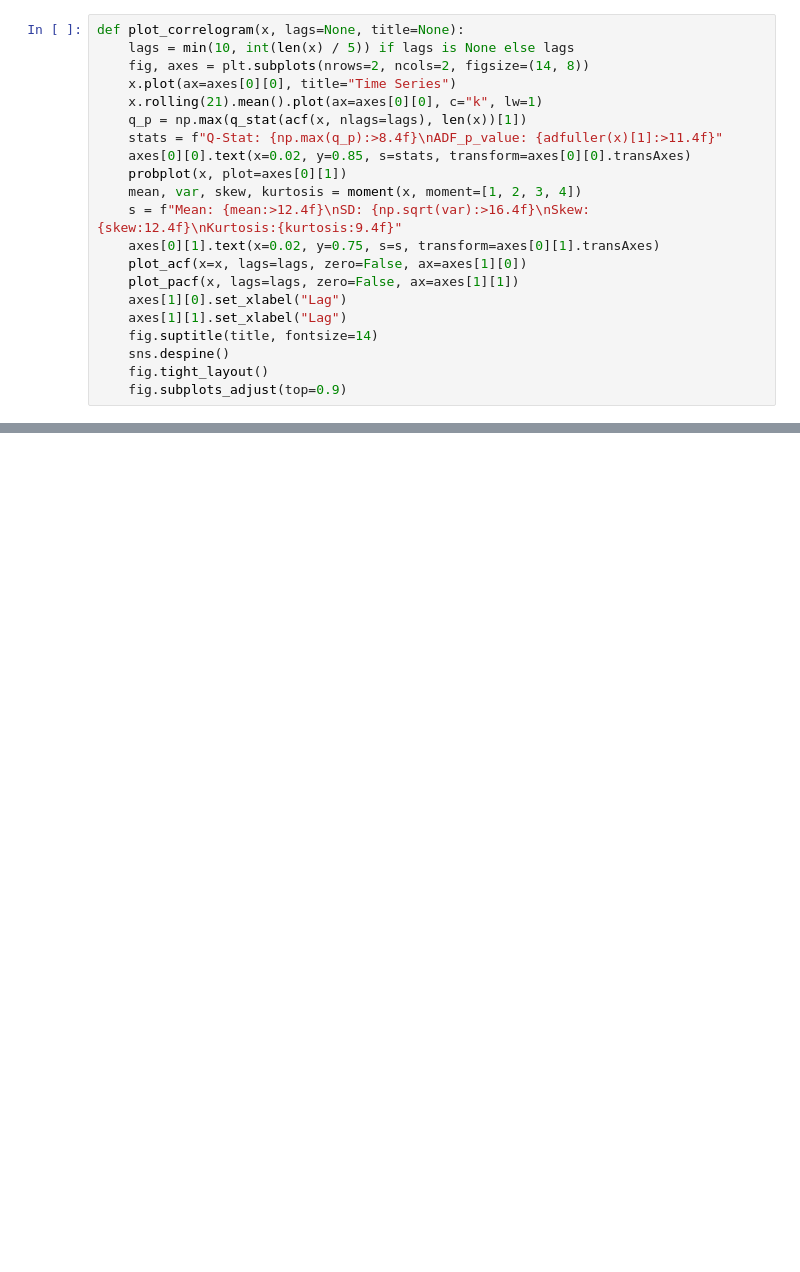
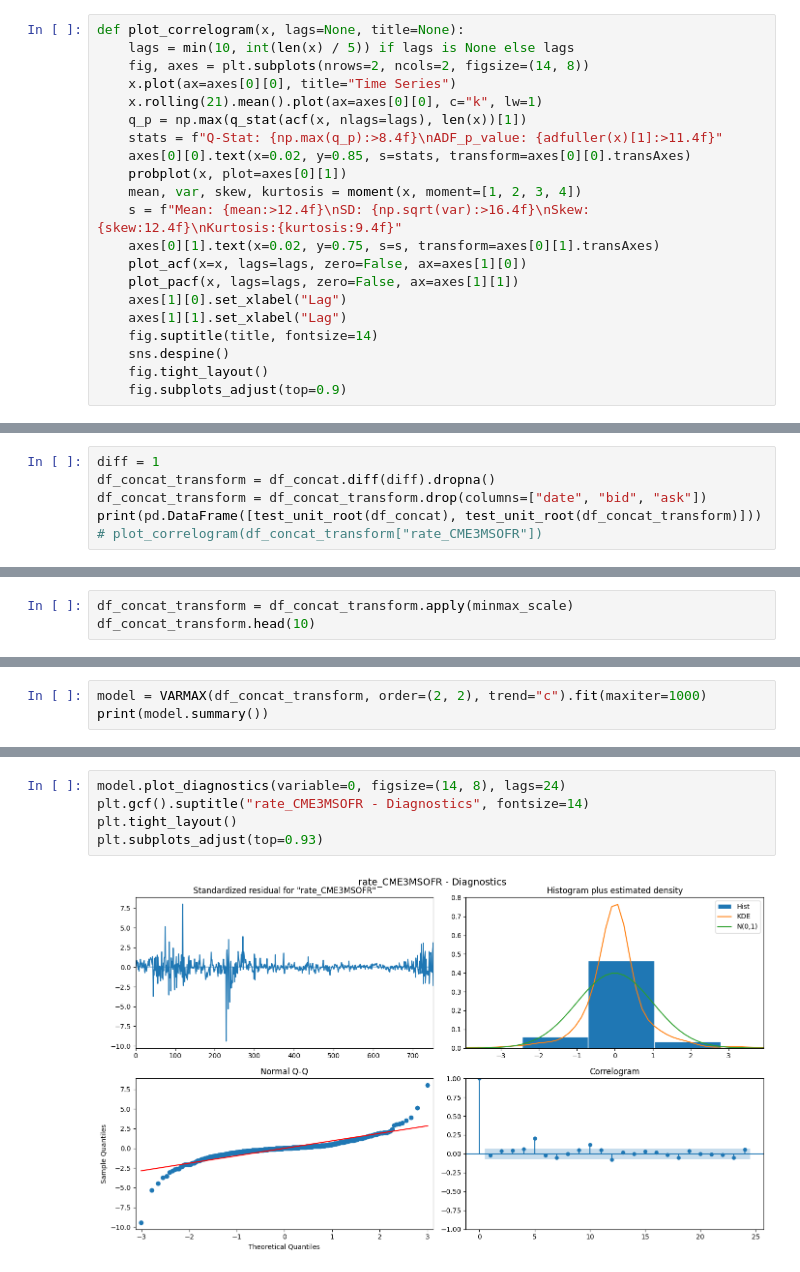
Before and after one commit to kilowiski/qf634_proj, a Jupyter notebook: code/634_jos.ipynb, the cells around one changed output, grey strips where cells are left out. Drawn from its saved outputs; the diff is of its cells as text; blank space fills up the shorter version.

```diff
--- a/code/634_jos.ipynb
+++ b/code/634_jos.ipynb
@@ -205,0 +270,6 @@ plt.plot(y_CME3MSOFR_transform["rate"])
+# %%
+diff = 1
+df_concat_transform = df_concat.diff(diff).dropna()
+df_concat_transform = df_concat_transform.drop(columns=["date", "bid", "ask"])
+print(pd.DataFrame([test_unit_root(df_concat), test_unit_root(df_concat_transform)]))
+# plot_correlogram(df_concat_transform["rate_CME3MSOFR"])
@@ -205,0 +284,3 @@ plt.plot(y_CME3MSOFR_transform["rate"])
+# %%
+df_concat_transform = df_concat_transform.apply(minmax_scale)
+df_concat_transform.head(10)
@@ -205,0 +299,3 @@ plt.plot(y_CME3MSOFR_transform["rate"])
+# %%
+model = VARMAX(df_concat_transform, order=(2, 2), trend="c").fit(maxiter=1000)
+print(model.summary())
@@ -205,0 +320,7 @@ plt.plot(y_CME3MSOFR_transform["rate"])
+# %%
+model.plot_diagnostics(variable=0, figsize=(14, 8), lags=24)
+plt.gcf().suptitle("rate_CME3MSOFR - Diagnostics", fontsize=14)
+plt.tight_layout()
+plt.subplots_adjust(top=0.93)
+# %% [output]
+[figure, added]
```
Also changed, not shown: parts of 39 cells of this notebook.
